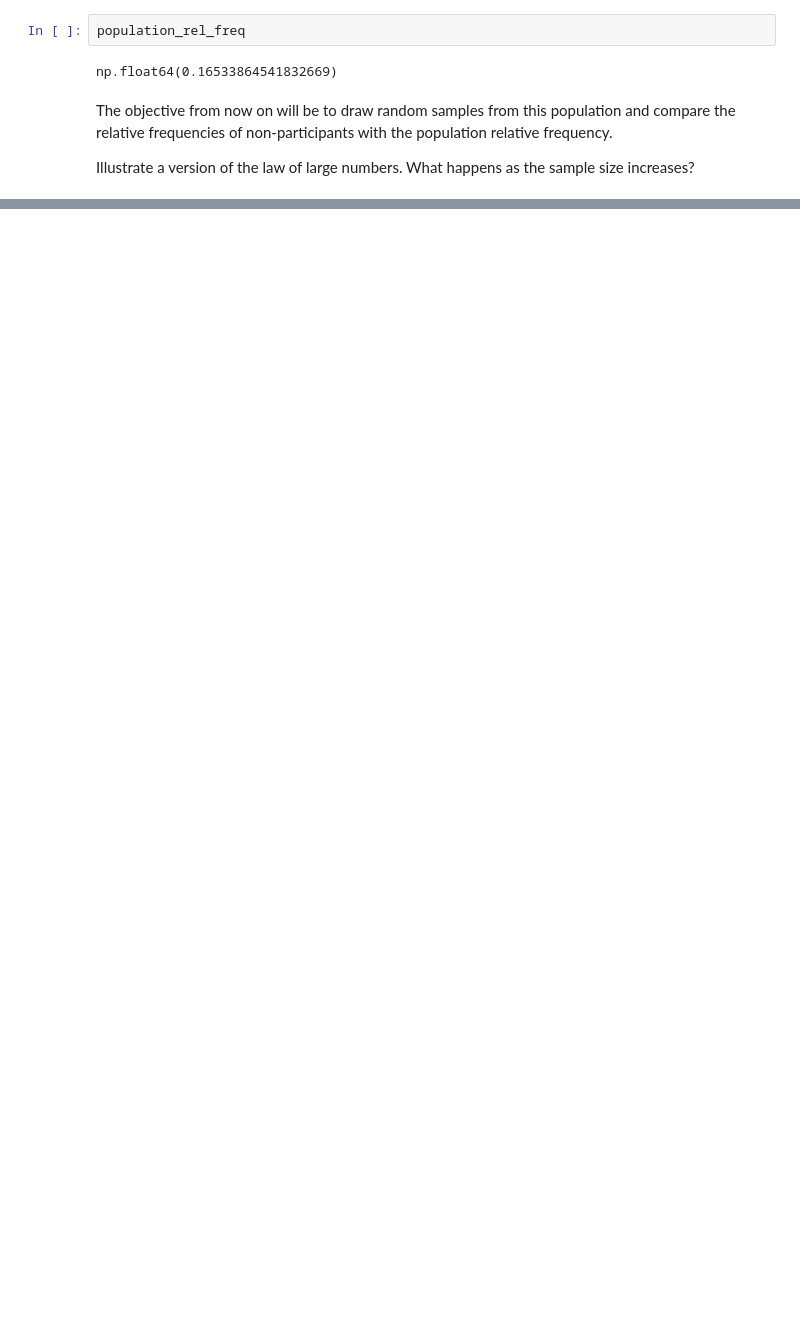
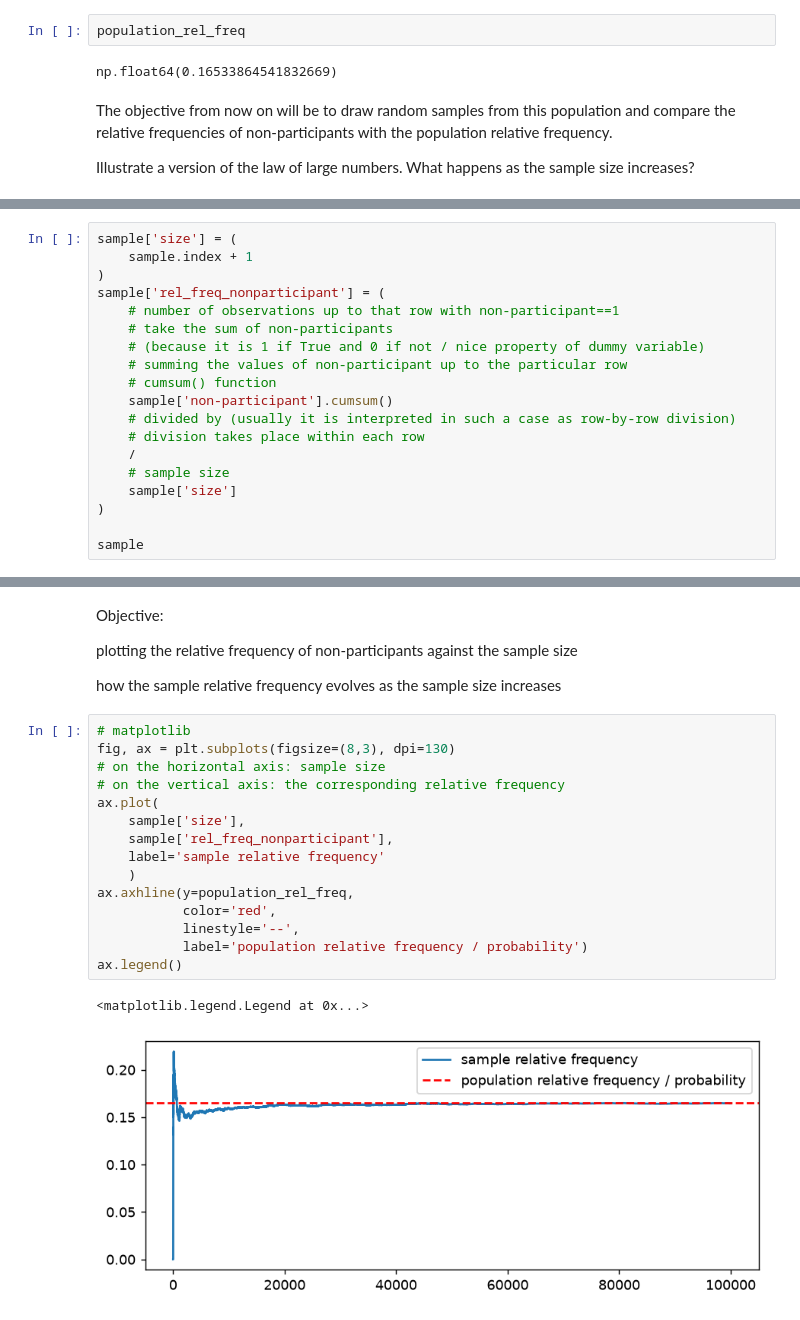
Before and after one commit to danielbgyetvai/data-analytics-python-wise2627, a Jupyter notebook: notebooks/probabilities.ipynb, the cells around one changed output, grey strips where cells are left out. Saved outputs shown, nothing was run; the diff lists cells and outputs as text; blank space fills up the shorter version.

```diff
--- a/notebooks/probabilities.ipynb
+++ b/notebooks/probabilities.ipynb
@@ -155,0 +311,19 @@ What happens as the sample size increases?
+# %%
+sample['size'] = (
+    sample.index + 1
+)
+sample['rel_freq_nonparticipant'] = (
+    # number of observations up to that row with non-participant==1
+    # take the sum of non-participants
+    # (because it is 1 if True and 0 if not / nice property of dummy variable)
+    # summing the values of non-participant up to the particular row
+    # cumsum() function
+    sample['non-participant'].cumsum()
+    # divided by (usually it is interpreted in such a case as row-by-row division)
+    # division takes place within each row
+    /
+    # sample size
+    sample['size']
+)
+
+sample
@@ -155,0 +344,24 @@ What happens as the sample size increases?
+# %% [markdown]
+Objective:
+
+plotting the relative frequency of non-participants against the sample size
+
+how the sample relative frequency evolves as the sample size increases
+# %%
+# matplotlib
+fig, ax = plt.subplots(figsize=(8,3), dpi=130)
+# on the horizontal axis: sample size
+# on the vertical axis: the corresponding relative frequency
+ax.plot(
+    sample['size'],
+    sample['rel_freq_nonparticipant'],
+    label='sample relative frequency'
+    )
+ax.axhline(y=population_rel_freq,
+           color='red',
+           linestyle='--',
+           label='population relative frequency / probability')
+ax.legend()
+# %% [output]
+<matplotlib.legend.Legend at 0x...>
+[figure, added]
```
Also changed, not shown: parts of 14 cells of this notebook, 1 other file.
